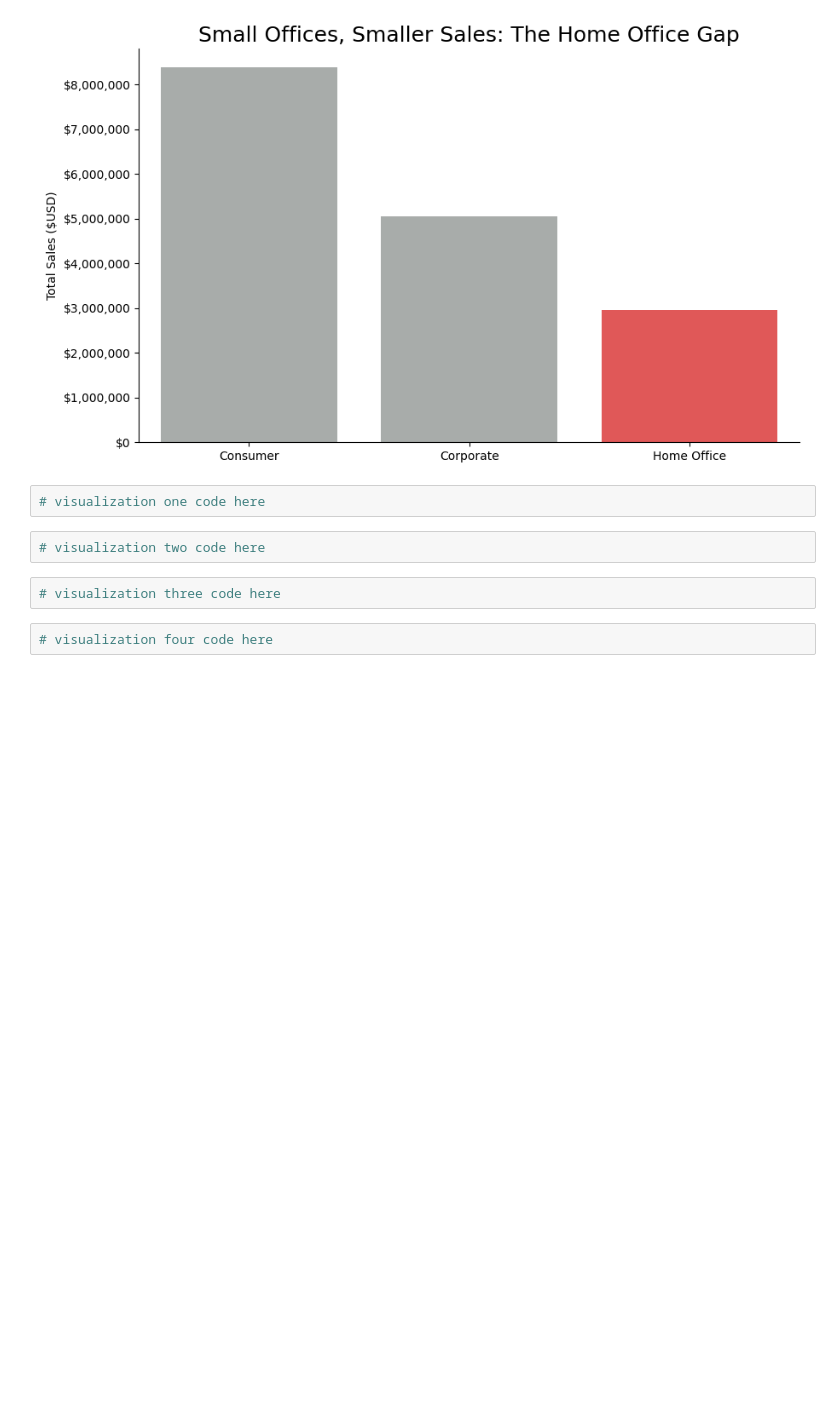
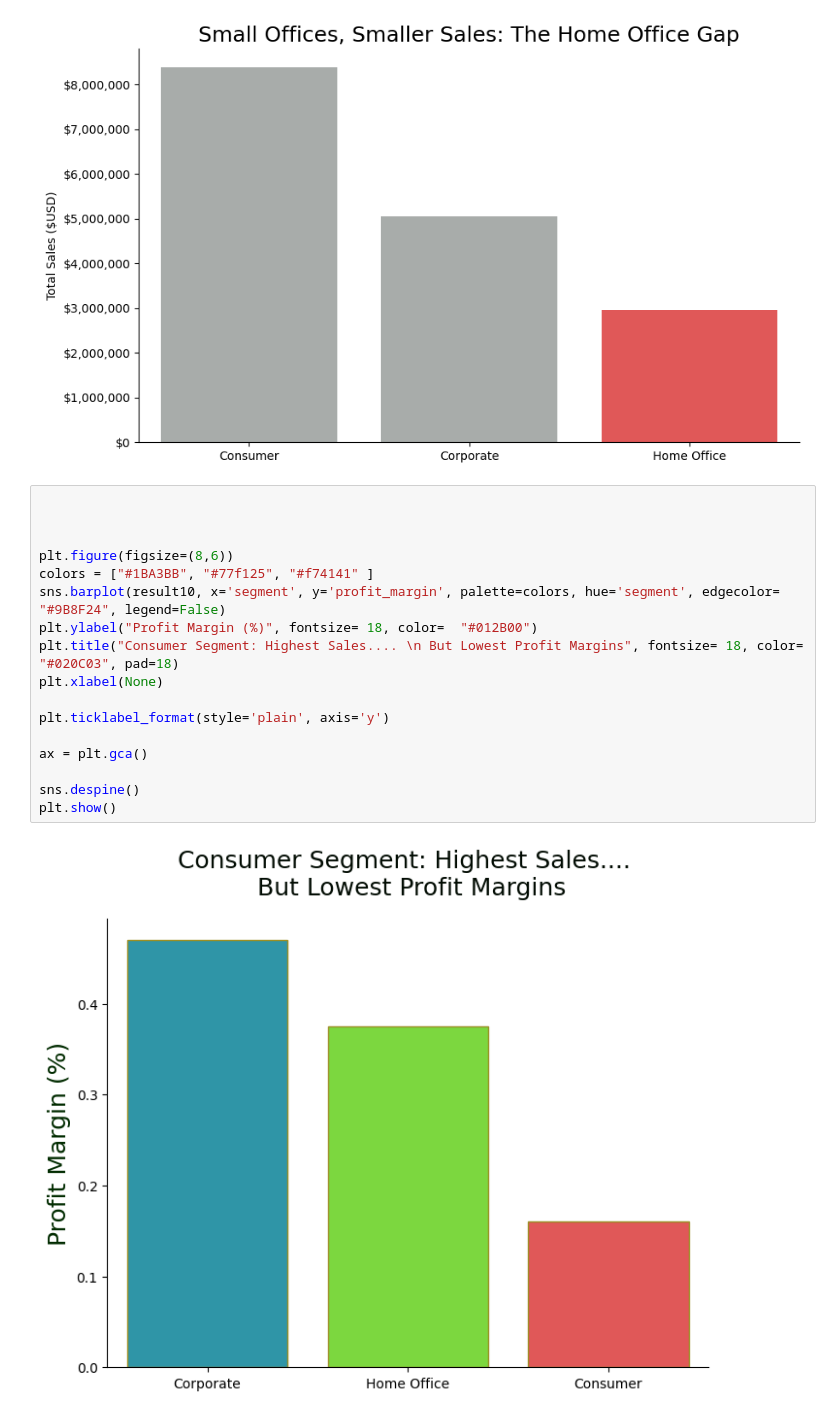
Before and after one commit to JessicaLindsey5514/DataAnalysisModule3, a Jupyter notebook: Week4/notebooks/superstore_sales_workflow.ipynb, the cells around one changed output. Cells and saved outputs as stored; diff of their text form; blank space fills up the shorter version.

```diff
--- a/Week4/notebooks/superstore_sales_workflow.ipynb
+++ b/Week4/notebooks/superstore_sales_workflow.ipynb
@@ -477,11 +487,22 @@ sns.despine()
 plt.show()
 # %% [output]
 [figure]
-# %%
-# visualization one code here
-# %%
-# visualization two code here
-# %%
-# visualization three code here
-# %%
-# visualization four code here
+# %%
+
+
+
+plt.figure(figsize=(8,6))
+colors = ["#1BA3BB", "#77f125", "#f74141" ]
+sns.barplot(result10, x='segment', y='profit_margin', palette=colors, hue='segment', edgecolor= "#9B8F24", legend=False)
+plt.ylabel("Profit Margin (%)", fontsize= 18, color=  "#012B00")
+plt.title("Consumer Segment: Highest Sales.... \n But Lowest Profit Margins", fontsize= 18, color=  "#020C03", pad=18)
+plt.xlabel(None)
+
+plt.ticklabel_format(style='plain', axis='y')
+
+ax = plt.gca()
+
+sns.despine()
+plt.show()
+# %% [output]
+[figure, added]
```
Also changed, not shown: parts of 9 cells of this notebook, 7 other files.
